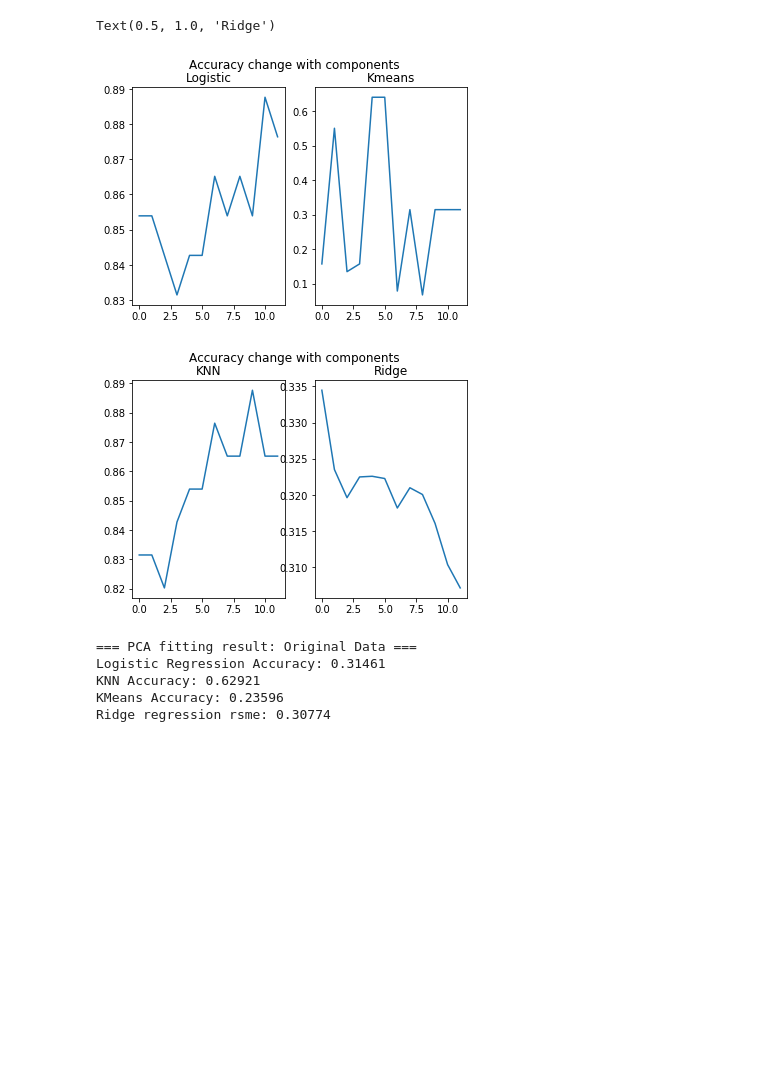
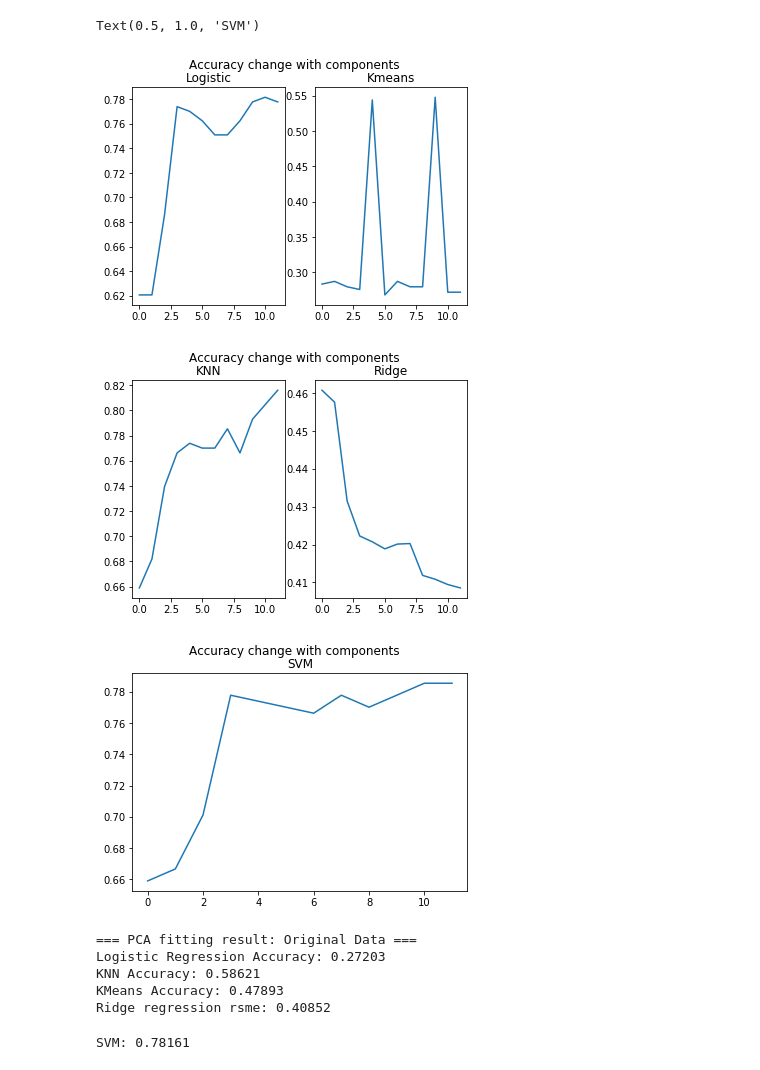
Before and after one commit to GaTech-CS7641-A-Fall2020-Team7/PCA, a Jupyter notebook: PCA.ipynb, the cells around one changed output. Saved outputs shown, nothing was run; the diff lists cells and outputs as text; code cells hidden in the pictures; blank space fills up the shorter version.

```diff
--- a/PCA.ipynb
+++ b/PCA.ipynb
@@ -26,8 +27,8 @@ def read_csv(filename):
         for r in reader:
             print(r)
 # %%
-#heart_clean_file = "clean_data/heart_clean.csv"
-heart_clean_file = "clean_data/hungarian_clean.csv"
+heart_clean_file = "clean_data/heart_clean.csv"
+#heart_clean_file = "heart_clean.csv"
 data = pd.read_csv(heart_clean_file)
 
 print(data.head())
@@ -103,6 +104,7 @@ l_acc = []
 n_acc = []
 k_acc = []
 r_acc = []
+s_acc = []
 
 for i in range(2, 14):
     pca = PCA(n_components=i)
@@ -141,5 +143,13 @@ for i in range(2, 14):
     rmse_score = np.sqrt(mean_squared_error(y_pred, y_test))
     print('Ridge regression rsme: {:.5f}'.format(rmse_score))
     r_acc.append(rmse_score)
+
+
+    svc = svm.SVC(kernel='linear')
+    svc.fit(X_train, y_train)
+    preds = svc.predict(X_test)
+    svc_acc = accuracy_score(y_test, preds)
+    print('SVM: {:.5f}'.format(svc_acc))
+    s_acc.append(svc_acc)
 # %% [output]
 === PCA fitting result: 2 components ===
@@ -179,25 +209,33 @@ Ridge regression rsme: 0.30717
 # %%
 fig, axs = plt.subplots(1, 2)
 fig.suptitle("Accuracy change with components")
 axs[0].plot(l_acc)
 axs[0].set_title("Logistic")
 
 axs[1].plot(k_acc)
 axs[1].set_title("Kmeans")
 #fig.show()
 
 fig, axs = plt.subplots(1, 2)
 fig.suptitle("Accuracy change with components")
 axs[0].plot(n_acc)
 axs[0].set_title("KNN")
 
 axs[1].plot(r_acc)
 axs[1].set_title("Ridge")
 #ig.show()
+
+fig, axs = plt.subplots(1, 1)
+fig.suptitle("Accuracy change with components")
+axs.plot(s_acc)
+axs.set_title("SVM")
+
+#ig.show()
 # %% [output]
-Text(0.5, 1.0, 'Ridge')
+Text(0.5, 1.0, 'SVM')
-[figure, old version]
+[figure, new version]
-[figure, old version]
+[figure, new version]
+[figure, added]
 # %%
 # prediction traning on 13 component
 X_train, X_test, y_train, y_test = train_test_split(X, Y, test_size=.3,
@@ -227,9 +265,16 @@ ridge.fit(X_train, y_train)
 y_pred = ridge.predict(X_test)
 rmse_score = np.sqrt(mean_squared_error(y_pred, y_test))
 print('Ridge regression rsme: {:.5f}'.format(rmse_score))
+
+svc = svm.SVC(kernel='linear')
+svc.fit(X_train, y_train)
+preds = svc.predict(X_test)
+svc_acc = accuracy_score(y_test, preds)
+print('SVM: {:.5f}'.format(svc_acc))
 # %% [output]
 === PCA fitting result: Original Data ===
-Logistic Regression Accuracy: 0.31461
-KNN Accuracy: 0.62921
-KMeans Accuracy: 0.23596
-Ridge regression rsme: 0.30774
+Logistic Regression Accuracy: 0.27203
+KNN Accuracy: 0.58621
+KMeans Accuracy: 0.47893
+Ridge regression rsme: 0.40852
+SVM: 0.78161
```
Also changed, not shown: parts of 10 cells of this notebook.
